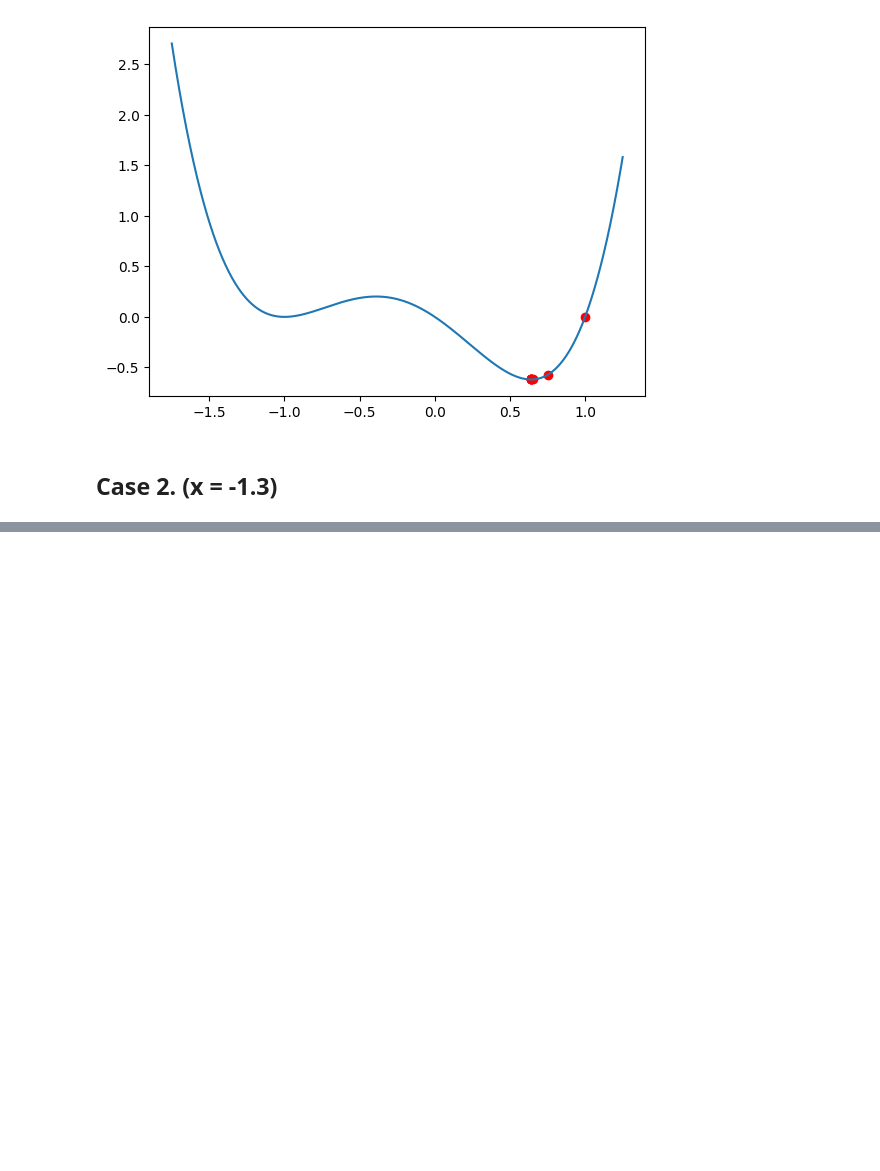
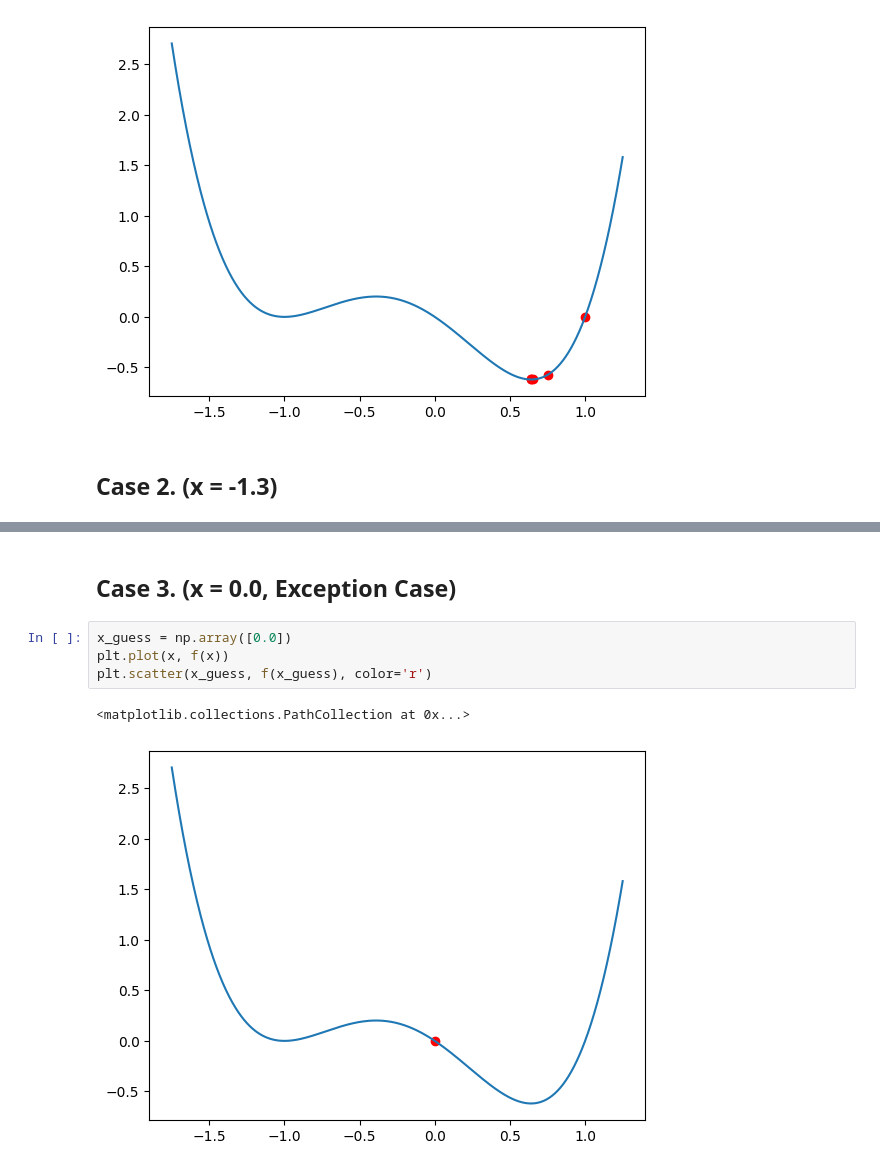
Before and after one commit to kimsooyoung/rl_oc_python, a Jupyter notebook: lec3_root_finding/minimization.ipynb, the cells around one changed output, grey strips where cells are left out. Saved outputs shown, nothing was run; the diff lists cells and outputs as text; blank space fills up the shorter version.

```diff
--- a/lec3_root_finding/minimization.ipynb
+++ b/lec3_root_finding/minimization.ipynb
@@ -50,0 +66,9 @@ plt.scatter(x_guess, f(x_guess), color='r')
+# %% [markdown]
+## Case 3. (x = 0.0, Exception Case)
+# %%
+x_guess = np.array([0.0])
+plt.plot(x, f(x))
+plt.scatter(x_guess, f(x_guess), color='r')
+# %% [output]
+<matplotlib.collections.PathCollection at 0x...>
+[figure, added]
```
Also changed, not shown: parts of 17 cells of this notebook, 1 other file.
